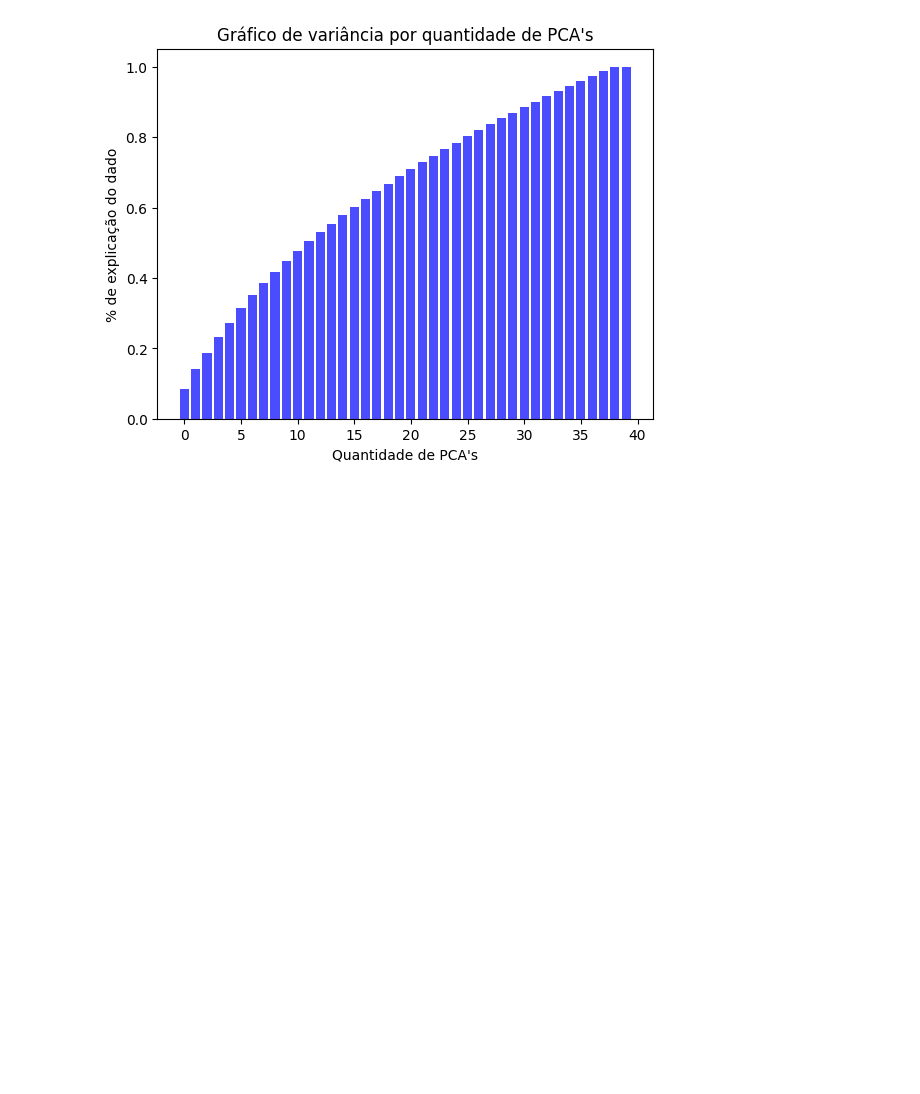
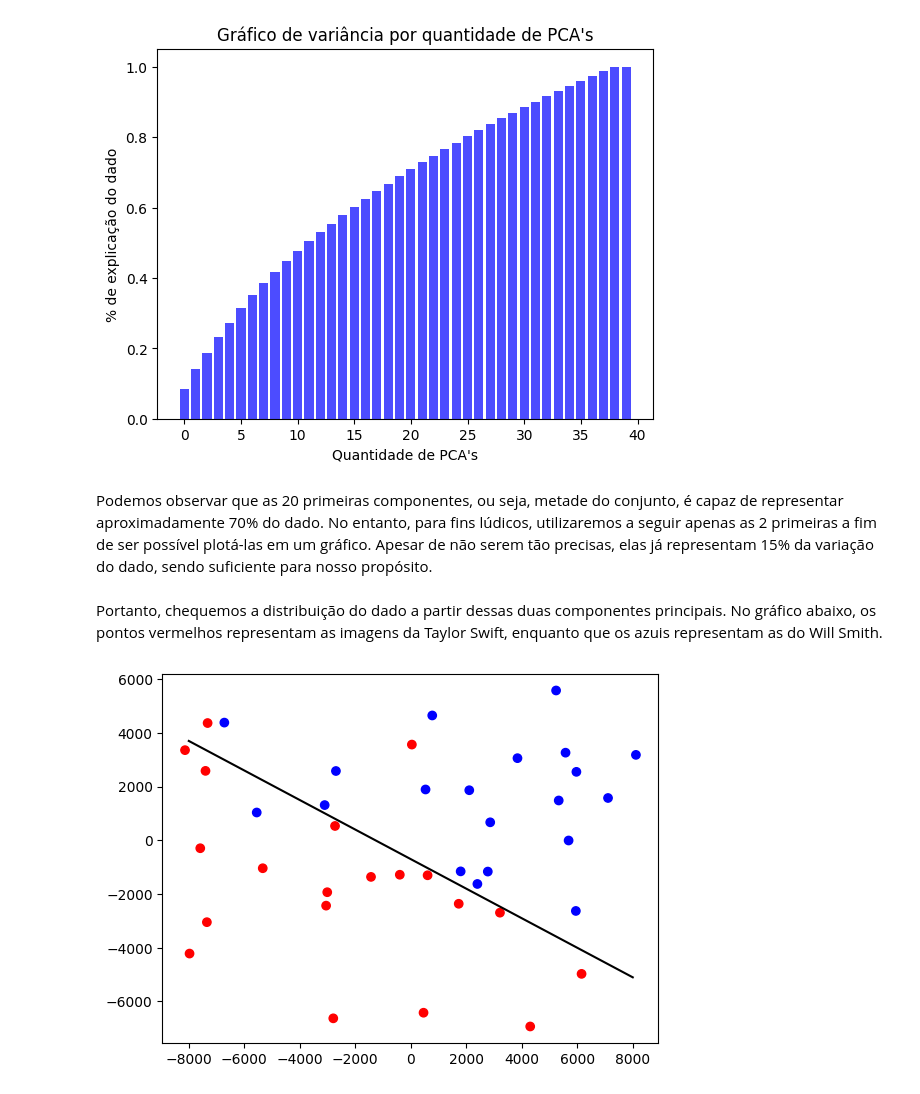
Before and after one commit to PedroPHC25/AL_Trabalho_A2, a Jupyter notebook: eigenswift.ipynb, the cells around one changed output. Drawn from its saved outputs; the diff is of its cells as text; code cells hidden in the pictures; blank space fills up the shorter version.

```diff
--- a/eigenswift.ipynb
+++ b/eigenswift.ipynb
@@ -141,6 +135,8 @@ plt.ylabel("% de explicação do dado")
 # %% [output]
 Text(0, 0.5, '% de explicação do dado')
 [figure]
+# %% [markdown]
+Podemos observar que as 20 primeiras componentes, ou seja, metade do conjunto, é capaz de representar aproximadamente 70% do dado. No entanto, para fins lúdicos, utilizaremos a seguir apenas as 2 primeiras a fim de ser possível plotá-las em um gráfico. Apesar de não serem tão precisas, elas já representam 15% da variação do dado, sendo suficiente para nosso propósito.
 # %%
 
 # Nossa ideia agora, será pegar os dois principais componentes encontradas pelo PCA e então plotar as nossas imagens nesse subespaço
@@ -155,3 +151,34 @@ for img in centered_train_face:
     coordinates_xy = np.dot(dois_maiores_PCAs, img)
     # Adicionando na lista
     coordinates.append(coordinates_xy)
+# %% [markdown]
+Portanto, chequemos a distribuição do dado a partir dessas duas componentes principais. No gráfico abaixo, os pontos vermelhos representam as imagens da Taylor Swift, enquanto que os azuis representam as do Will Smith.
+# %%
+# Colocando uma lista de cores para diferenciar taylor swift e will smith
+colors = []
+iteracao = 1
+
+for number in range(len(coordinates)):
+    if iteracao <= 20:
+        colors.append("red")
+        iteracao += 1
+    elif iteracao <= 40:
+        colors.append("blue")
+        iteracao += 1
+
+coordinates = np.array(coordinates).T
+
+x_line = np.linspace(-8000, 8000, 100)
+y_line = -0.55*x_line - 700
+
+plt.scatter(coordinates[0], coordinates[1], c=colors)
+plt.plot(x_line, y_line, color = "black")
+plt.show()
+
+# Redefinindo as coordenadas para o próximo gráfico
+coordinates = []
+for img in centered_train_face:
+    coordinates_xy = np.dot(dois_maiores_PCAs, img)
+    coordinates.append(coordinates_xy)
+# %% [output]
+[figure, added]
```
Also changed, not shown: parts of 7 cells of this notebook.
